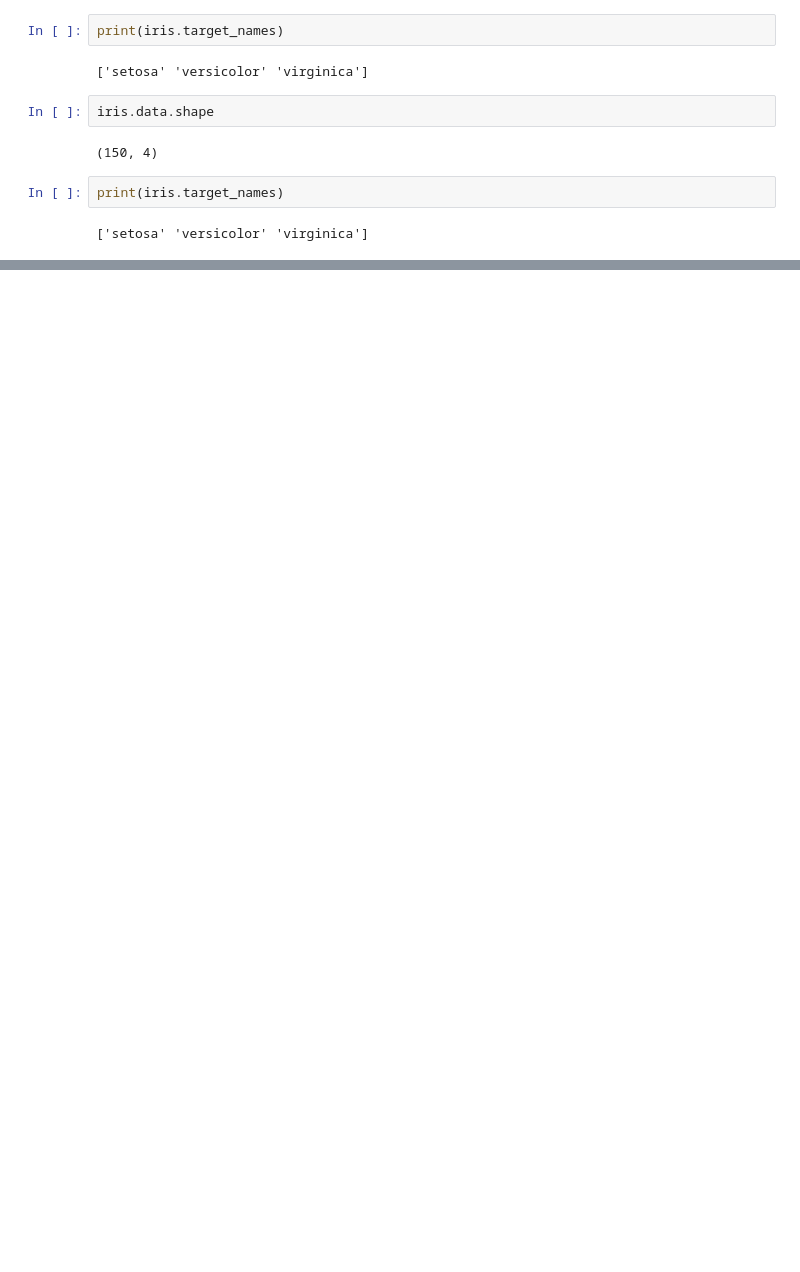
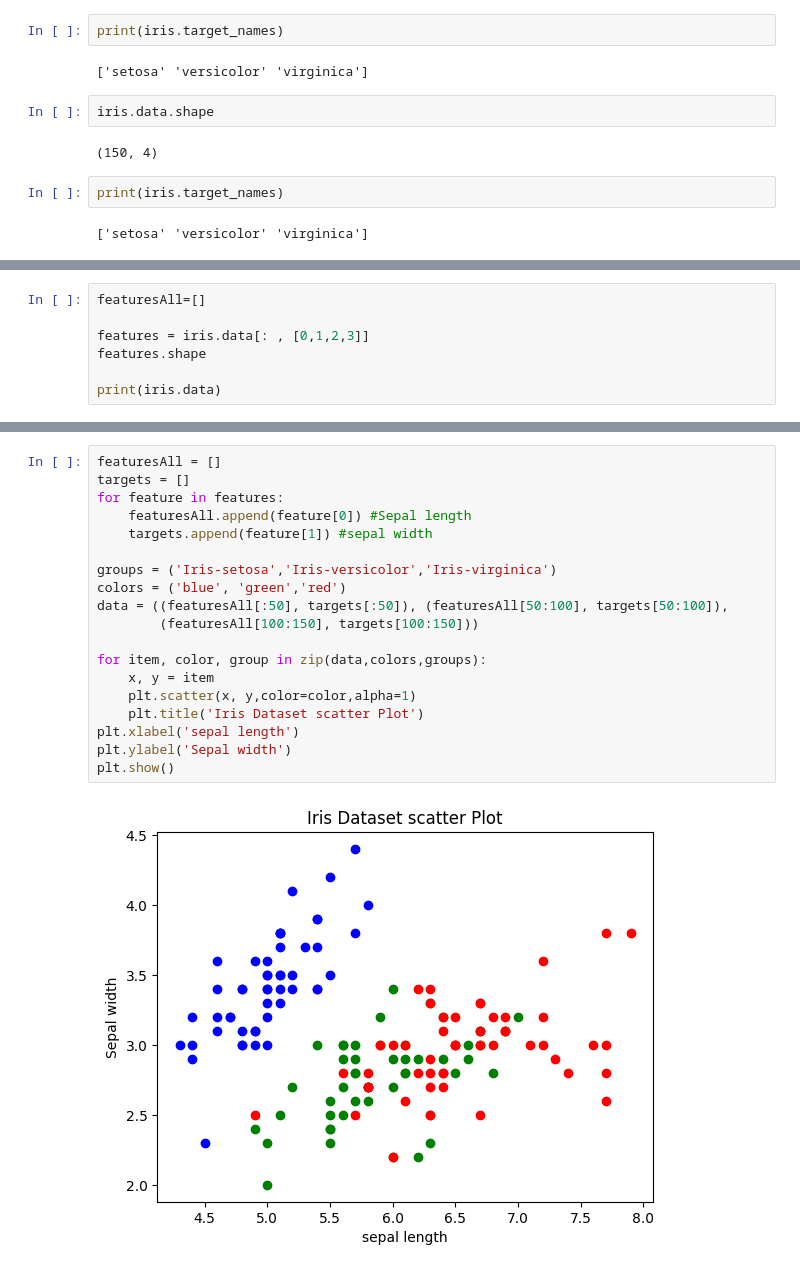
Before and after one commit to sridhar51120/ML-Practices-Code, a Jupyter notebook: Untitled2.ipynb, the cells around one changed output, grey strips where cells are left out. Cells and saved outputs as stored; diff of their text form; blank space fills up the shorter version.

```diff
--- a/Untitled2.ipynb
+++ b/Untitled2.ipynb
@@ -187,0 +57,7 @@ print(iris.target_names)
+# %%
+featuresAll=[]
+
+features = iris.data[: , [0,1,2,3]]
+features.shape
+
+print(iris.data)
@@ -187,0 +117,21 @@ print(iris.target_names)
+# %%
+featuresAll = []
+targets = []
+for feature in features:
+    featuresAll.append(feature[0]) #Sepal length
+    targets.append(feature[1]) #sepal width
+
+groups = ('Iris-setosa','Iris-versicolor','Iris-virginica')
+colors = ('blue', 'green','red')
+data = ((featuresAll[:50], targets[:50]), (featuresAll[50:100], targets[50:100]),
+        (featuresAll[100:150], targets[100:150]))
+
+for item, color, group in zip(data,colors,groups):
+    x, y = item
+    plt.scatter(x, y,color=color,alpha=1)
+    plt.title('Iris Dataset scatter Plot')
+plt.xlabel('sepal length')
+plt.ylabel('Sepal width')
+plt.show()
+# %% [output]
+[figure, added]
```
Also changed, not shown: parts of 10 cells of this notebook.
